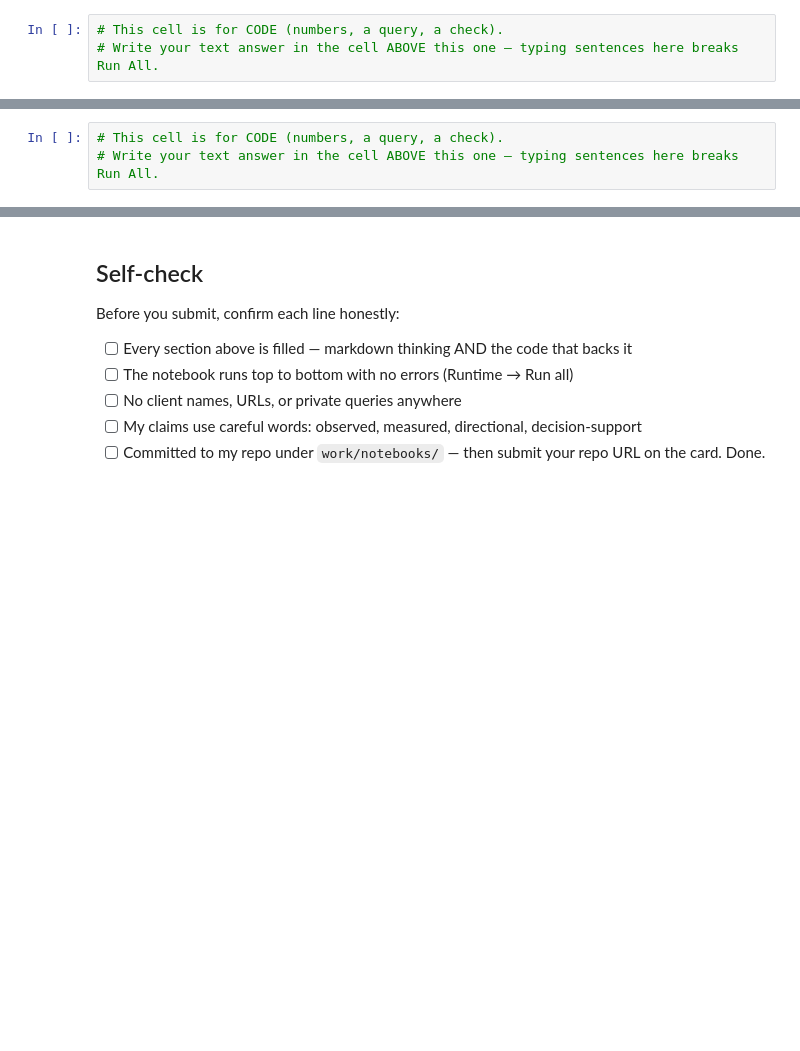
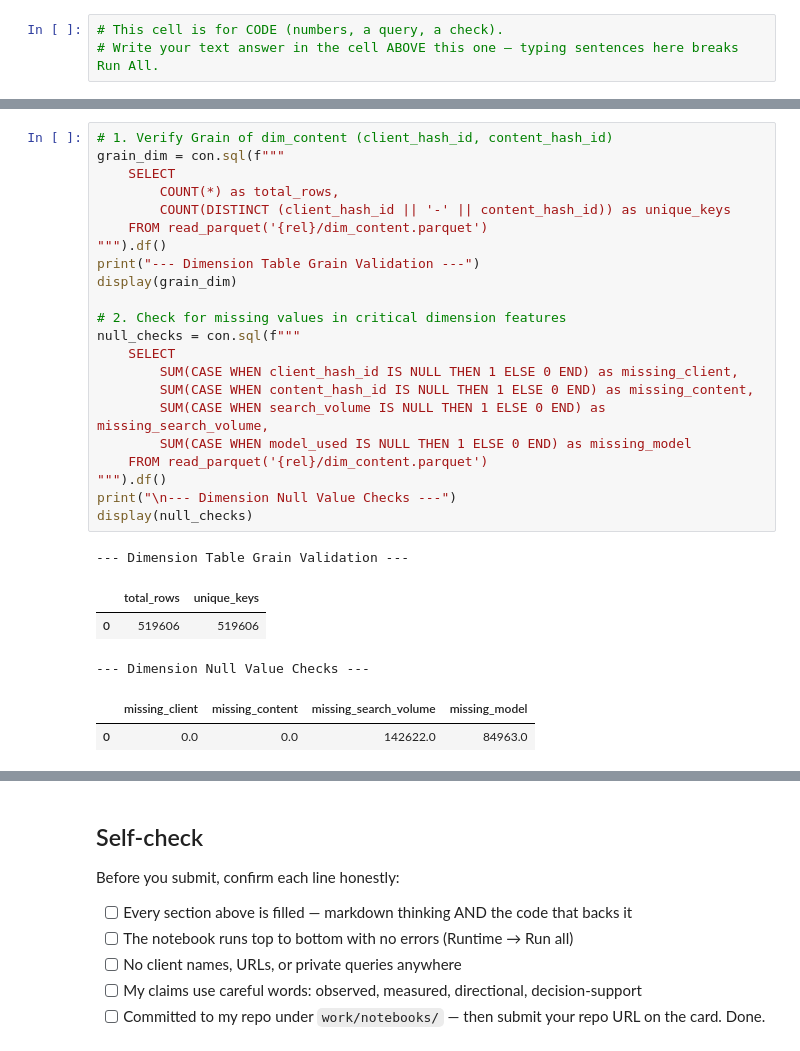
Before and after one commit to AkMebo/ML_Lesson1_flyrankAI, a Jupyter notebook: work/notebooks/w03_data_contract.ipynb, the cells around one changed output, grey strips where cells are left out. Cells and saved outputs as stored; diff of their text form; blank space fills up the shorter version.

```diff
--- a/work/notebooks/w03_data_contract.ipynb
+++ b/work/notebooks/w03_data_contract.ipynb
@@ -56,6 +151,32 @@ display(res)
 # %%
-# This cell is for CODE (numbers, a query, a check).
-# Write your text answer in the cell ABOVE this one — typing sentences here breaks Run All.
+# 1. Verify Grain of dim_content (client_hash_id, content_hash_id)
+grain_dim = con.sql(f"""
+    SELECT
+        COUNT(*) as total_rows,
+        COUNT(DISTINCT (client_hash_id || '-' || content_hash_id)) as unique_keys
+    FROM read_parquet('{rel}/dim_content.parquet')
+""").df()
+print("--- Dimension Table Grain Validation ---")
+display(grain_dim)
+
+# 2. Check for missing values in critical dimension features
+null_checks = con.sql(f"""
+    SELECT
+        SUM(CASE WHEN client_hash_id IS NULL THEN 1 ELSE 0 END) as missing_client,
+        SUM(CASE WHEN content_hash_id IS NULL THEN 1 ELSE 0 END) as missing_content,
+        SUM(CASE WHEN search_volume IS NULL THEN 1 ELSE 0 END) as missing_search_volume,
+        SUM(CASE WHEN model_used IS NULL THEN 1 ELSE 0 END) as missing_model
+    FROM read_parquet('{rel}/dim_content.parquet')
+""").df()
+print("\n--- Dimension Null Value Checks ---")
+display(null_checks)
+# %% [output]
+--- Dimension Table Grain Validation ---
+|  | total_rows | unique_keys |
+| 0 | 519606 | 519606 |
+--- Dimension Null Value Checks ---
+|  | missing_client | missing_content | missing_search_volume | missing_model |
+| 0 | 0.0 | 0.0 | 142622.0 | 84963.0 |
 # %% [markdown]
 ## 4. Data limits
 
```
Also changed, not shown: parts of 8 cells of this notebook.
